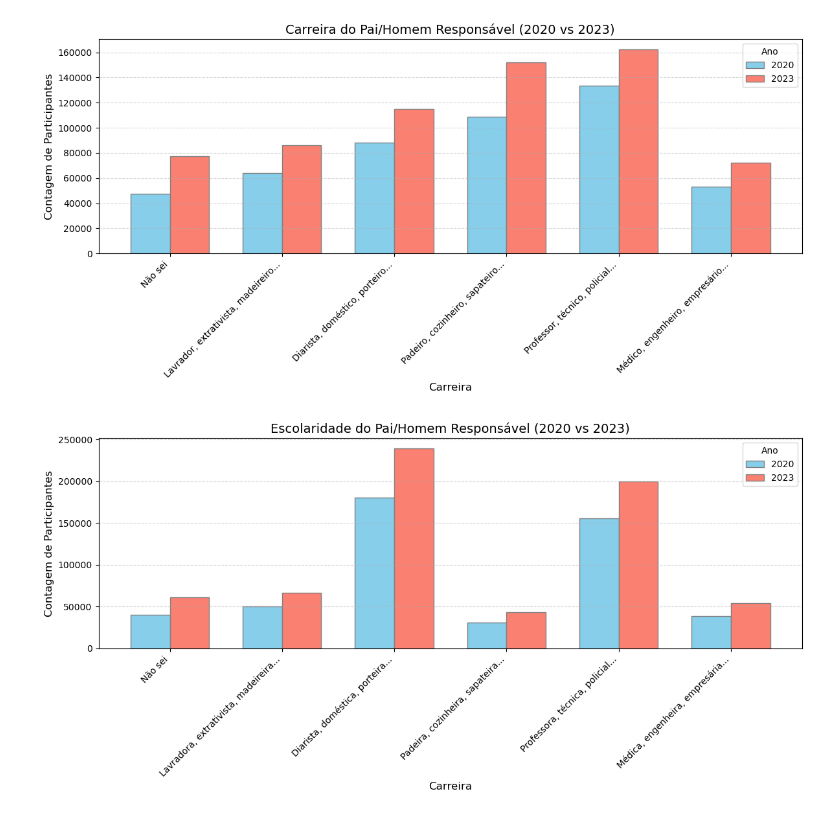
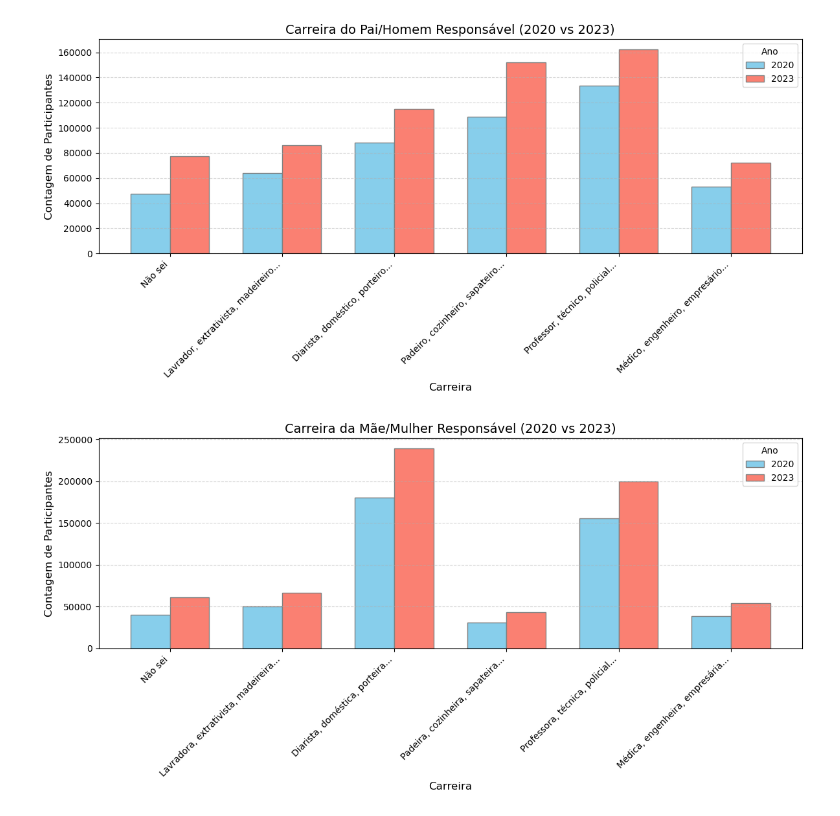
Before and after one commit to AllineOliveira/Projeto-2-Cdados, a Jupyter notebook: Projeto 2 - Grupo 6 2.ipynb, the cells around one changed output. Cells and saved outputs as stored; diff of their text form; code cells hidden in the pictures.

```diff
--- a/Projeto 2 - Grupo 6 2.ipynb
+++ b/Projeto 2 - Grupo 6 2.ipynb
@@ -1008,32 +1008,32 @@ plt.show()
 # %%
 cont_2020_mae = dados2020['grupo_social_2'].value_counts().reindex(ordem, fill_value=0).values
 cont_2023_mae = dados2023['grupo_social_2'].value_counts().reindex(ordem, fill_value=0).values
 
 largura_barra = 0.35
 r1_mae = np.arange(len(ordem))
 r2_mae = [x + largura_barra for x in r1_pai]
 
 
 # 3. Plot do Gráfico
 
 cat = ['Não sei','Lavradora, extrativista, madeireira...','Diarista, doméstica, porteira...','Padeira, cozinheira, sapateira...','Professora, técnica, policial...','Médica, engenheira, empresária...']
 
 plt.figure(figsize=(12, 6))
 
 plt.bar(r1_mae, cont_2020_mae, color='skyblue', width=largura_barra, edgecolor='gray', label='2020')
 plt.bar(r2_mae, cont_2023_mae, color='salmon', width=largura_barra, edgecolor='gray', label='2023')
 
-plt.title('Escolaridade do Pai/Homem Responsável (2020 vs 2023)', fontsize=14)
+plt.title('Carreira da Mãe/Mulher Responsável (2020 vs 2023)', fontsize=14)
 plt.ylabel('Contagem de Participantes', fontsize=12)
 plt.xlabel('Carreira', fontsize=12)
 
 # Rotação de 45 graus para os textos caberem perfeitamente
 plt.xticks([r + largura_barra/2 for r in r1_pai], cat, rotation=45, ha='right')
 
 plt.grid(axis='y', linestyle='--', alpha=0.5)
 plt.legend(title='Ano')
 plt.tight_layout()
 
 plt.show()
 # %% [output]
-[figure, old version]
+[figure, new version]
```
